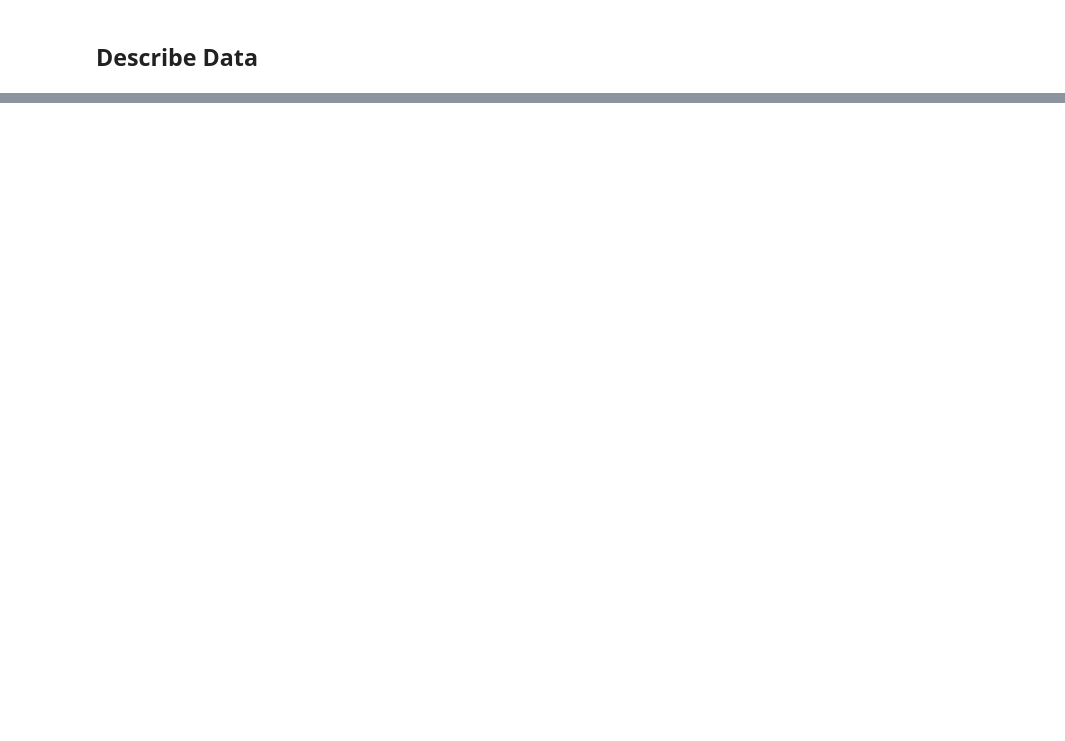
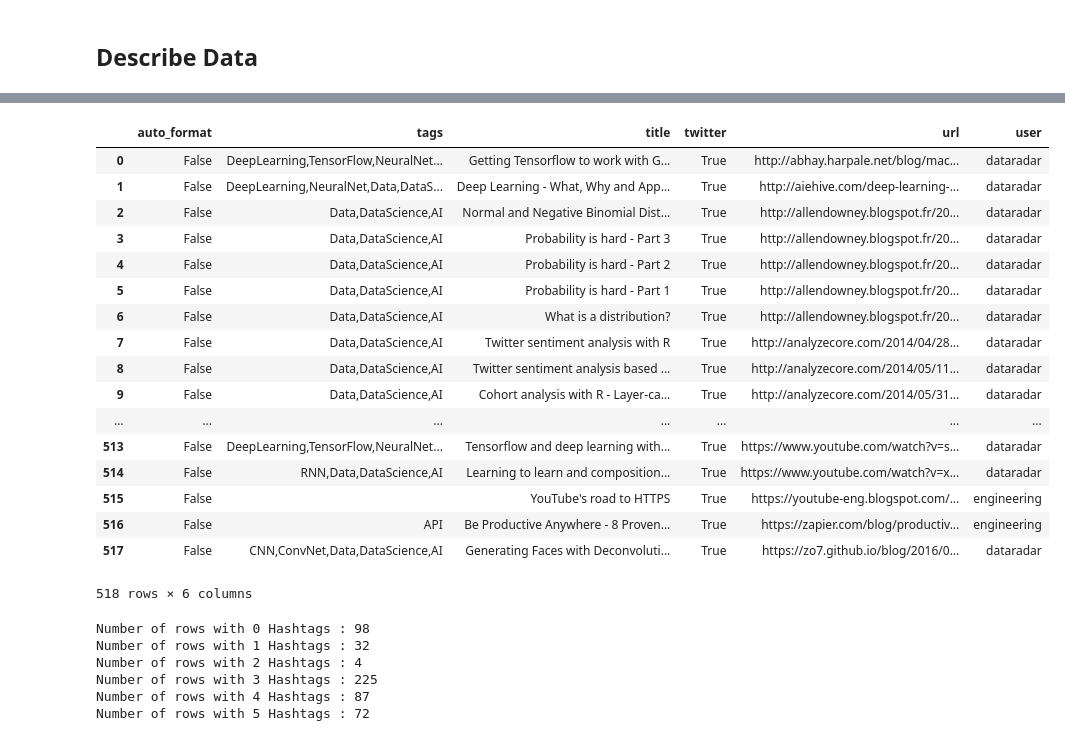
Before and after one commit to DEKHTIARJonathan/FeedCrunch.IO, a Jupyter notebook: example_files/blog_posts/Json Processing.ipynb, the cells around one changed output, grey strips where cells are left out. Saved outputs shown, nothing was run; the diff lists cells and outputs as text; code cells hidden in the pictures; blank space fills up the shorter version.

```diff
--- a/example_files/blog_posts/Json Processing.ipynb
+++ b/example_files/blog_posts/Json Processing.ipynb
@@ -88,0 +311,46 @@ There are 586 articles in dataset without duplicates
+# %%
+#df.to_json("consolidated.json", orient="records", force_ascii=False)
+df
+# %% [output]
+|  | auto_format | tags | title | twitter | url | user |
+| 0 | False | DeepLearning,TensorFlow,NeuralNet... | Getting Tensorflow to work with G... | True | http://abhay.harpale.net/blog/mac... | dataradar |
+| 1 | False | DeepLearning,NeuralNet,Data,DataS... | Deep Learning - What, Why and App... | True | http://aiehive.com/deep-learning-... | dataradar |
+| 2 | False | Data,DataScience,AI | Normal and Negative Binomial Dist... | True | http://allendowney.blogspot.fr/20... | dataradar |
+| 3 | False | Data,DataScience,AI | Probability is hard - Part 3 | True | http://allendowney.blogspot.fr/20... | dataradar |
+| 4 | False | Data,DataScience,AI | Probability is hard - Part 2 | True | http://allendowney.blogspot.fr/20... | dataradar |
+| 5 | False | Data,DataScience,AI | Probability is hard - Part 1 | True | http://allendowney.blogspot.fr/20... | dataradar |
+| 6 | False | Data,DataScience,AI | What is a distribution? | True | http://allendowney.blogspot.fr/20... | dataradar |
+| 7 | False | Data,DataScience,AI | Twitter sentiment analysis with R | True | http://analyzecore.com/2014/04/28... | dataradar |
+| 8 | False | Data,DataScience,AI | Twitter sentiment analysis based ... | True | http://analyzecore.com/2014/05/11... | dataradar |
+| 9 | False | Data,DataScience,AI | Cohort analysis with R - Layer-ca... | True | http://analyzecore.com/2014/05/31... | dataradar |
+| ... | ... | ... | ... | ... | ... | ... |
+| 513 | False | DeepLearning,TensorFlow,NeuralNet... | Tensorflow and deep learning with... | True | https://www.youtube.com/watch?v=s... | dataradar |
+| 514 | False | RNN,Data,DataScience,AI | Learning to learn and composition... | True | https://www.youtube.com/watch?v=x... | dataradar |
+| 515 | False |  | YouTube's road to HTTPS | True | https://youtube-eng.blogspot.com/... | engineering |
+| 516 | False | API | Be Productive Anywhere - 8 Proven... | True | https://zapier.com/blog/productiv... | engineering |
+| 517 | False | CNN,ConvNet,Data,DataScience,AI | Generating Faces with Deconvoluti... | True | https://zo7.github.io/blog/2016/0... | dataradar |
+518 rows × 6 columns
+# %%
+data = []
+
+for i in range (100):
+    data.append(0)
+
+for index in range(df.shape[0]):
+    tags = df.iloc[index]['tags']
+
+    str_list = tags.split(",")
+    str_list = filter(None, str_list) # fastest
+
+    data[len(str_list)] += 1
+
+for i in range (100):
+    if data[i] != 0:
+        print "Number of rows with " + str(i) + " Hashtags : " + str(data[i])
+# %% [output]
+Number of rows with 0 Hashtags : 98
+Number of rows with 1 Hashtags : 32
+Number of rows with 2 Hashtags : 4
+Number of rows with 3 Hashtags : 225
+Number of rows with 4 Hashtags : 87
+Number of rows with 5 Hashtags : 72
```
Also changed, not shown: parts of 15 cells of this notebook, 4 other files.
